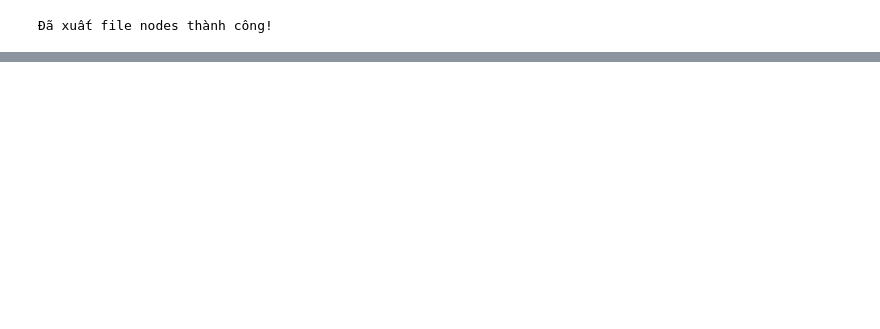
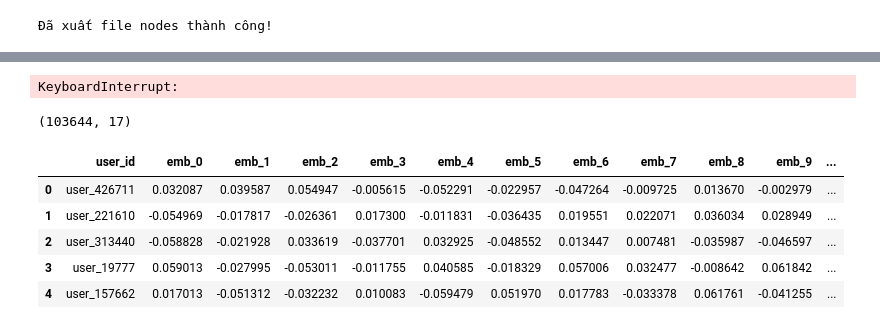
Before and after one commit to 23521845-dev/SNA-group7, a Jupyter notebook: network-trainthu.ipynb, the cells around one changed output, grey strips where cells are left out. Drawn from its saved outputs; the diff is of its cells as text; code cells hidden in the pictures; blank space fills up the shorter version.

```diff
--- a/network-trainthu.ipynb
+++ b/network-trainthu.ipynb
@@ -272,0 +350,49 @@ df_train.head()
+# %%
+from node2vec import Node2Vec
+
+node2vec = Node2Vec(G_user, dimensions=64, walk_length=30, num_walks=100, workers=4)
+model = node2vec.fit(window=10, min_count=1)
+
+embeddings = []
+for node in G_user.nodes():
+    vec = model.wv[str(node)]
+    embeddings.append([node] + list(vec))
+
+df_emb = pd.DataFrame(embeddings)
+# %% [output]
+KeyboardInterrupt:
+# %%
+from node2vec import Node2Vec
+
+node2vec = Node2Vec(
+    G_user,
+    dimensions=16,
+    walk_length=10,
+    num_walks=10,
+    workers=4
+)
+
+model = node2vec.fit(
+    window=5,
+    min_count=1
+)
+# %%
+embeddings = []
+
+for node in G_user.nodes():
+    vec = model.wv[str(node)]
+    embeddings.append([node] + list(vec))
+# %%
+cols = ['user_id'] + [f'emb_{i}' for i in range(16)]   # nếu dimensions=16
+df_emb = pd.DataFrame(embeddings, columns=cols)
+
+print(df_emb.shape)
+df_emb.head()
+# %% [output]
+(103644, 17)
+|  | user_id | emb_0 | emb_1 | emb_2 | emb_3 | emb_4 | emb_5 | emb_6 | emb_7 | emb_8 | emb_9 | ... |
+| 0 | user_426711 | 0.032087 | 0.039587 | 0.054947 | -0.005615 | -0.052291 | -0.022957 | -0.047264 | -0.009725 | 0.013670 | -0.002979 | ... |
+| 1 | user_221610 | -0.054969 | -0.017817 | -0.026361 | 0.017300 | -0.011831 | -0.036435 | 0.019551 | 0.022071 | 0.036034 | 0.028949 | ... |
+| 2 | user_313440 | -0.058828 | -0.021928 | 0.033619 | -0.037701 | 0.032925 | -0.048552 | 0.013447 | 0.007481 | -0.035987 | -0.046597 | ... |
+| 3 | user_19777 | 0.059013 | -0.027995 | -0.053011 | -0.011755 | 0.040585 | -0.018329 | 0.057006 | 0.032477 | -0.008642 | 0.061842 | ... |
+| 4 | user_157662 | 0.017013 | -0.051312 | -0.032232 | 0.010083 | -0.059479 | 0.051970 | 0.017783 | -0.033378 | 0.061761 | -0.041255 | ... |
```
Also changed, not shown: parts of 24 cells of this notebook, 1 other file.
